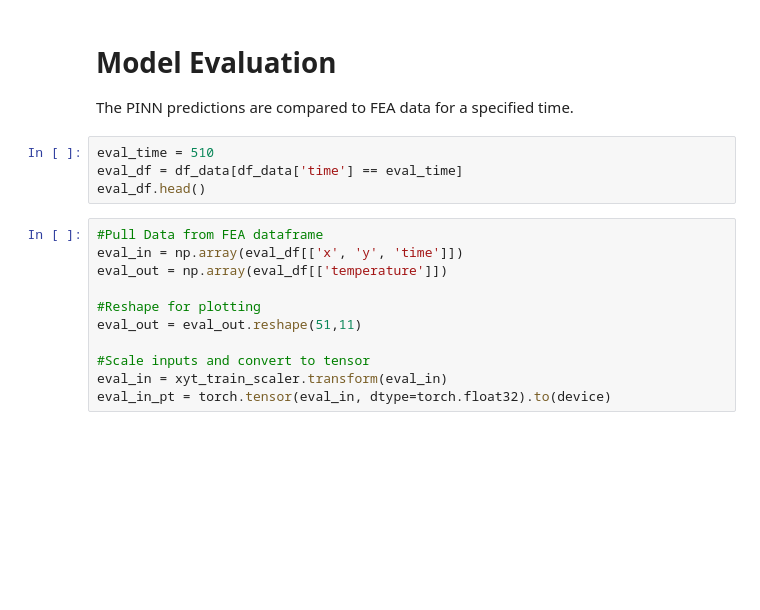
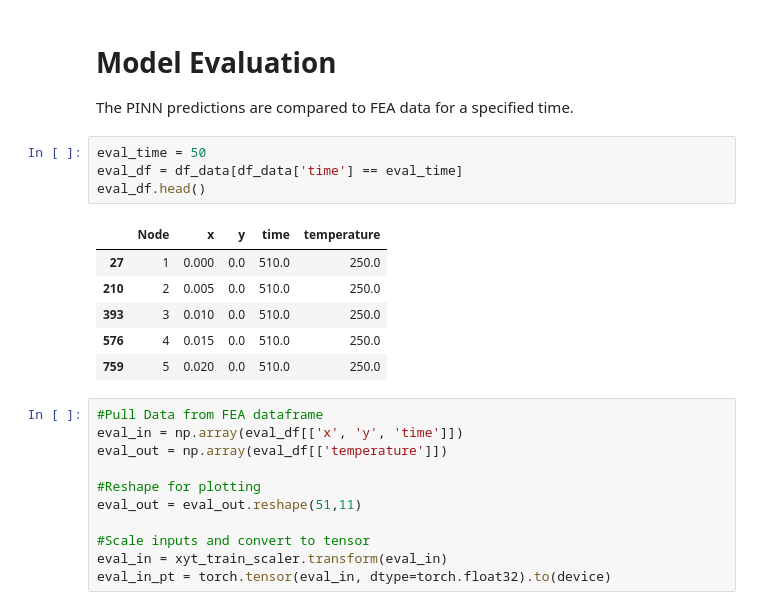
Before and after one commit to brians1982/portfolio, a Jupyter notebook: Heat_Transfer_PINN/HT_PyTorch.ipynb, the cells around one changed output. Cells and saved outputs as stored; diff of their text form; blank space fills up the shorter version.

```diff
--- a/Heat_Transfer_PINN/HT_PyTorch.ipynb
+++ b/Heat_Transfer_PINN/HT_PyTorch.ipynb
@@ -461,9 +493,16 @@ for i in range(num_of_epochs):
 # Model Evaluation
 The PINN predictions are compared to FEA data for a specified time.
 # %%
-eval_time = 510
+eval_time = 50
 eval_df = df_data[df_data['time'] == eval_time]
 eval_df.head()
+# %% [output]
+|  | Node | x | y | time | temperature |
+| 27 | 1 | 0.000 | 0.0 | 510.0 | 250.0 |
+| 210 | 2 | 0.005 | 0.0 | 510.0 | 250.0 |
+| 393 | 3 | 0.010 | 0.0 | 510.0 | 250.0 |
+| 576 | 4 | 0.015 | 0.0 | 510.0 | 250.0 |
+| 759 | 5 | 0.020 | 0.0 | 510.0 | 250.0 |
 # %%
 #Pull Data from FEA dataframe
 eval_in = np.array(eval_df[['x', 'y', 'time']])
```
Also changed, not shown: parts of 7 cells of this notebook.
